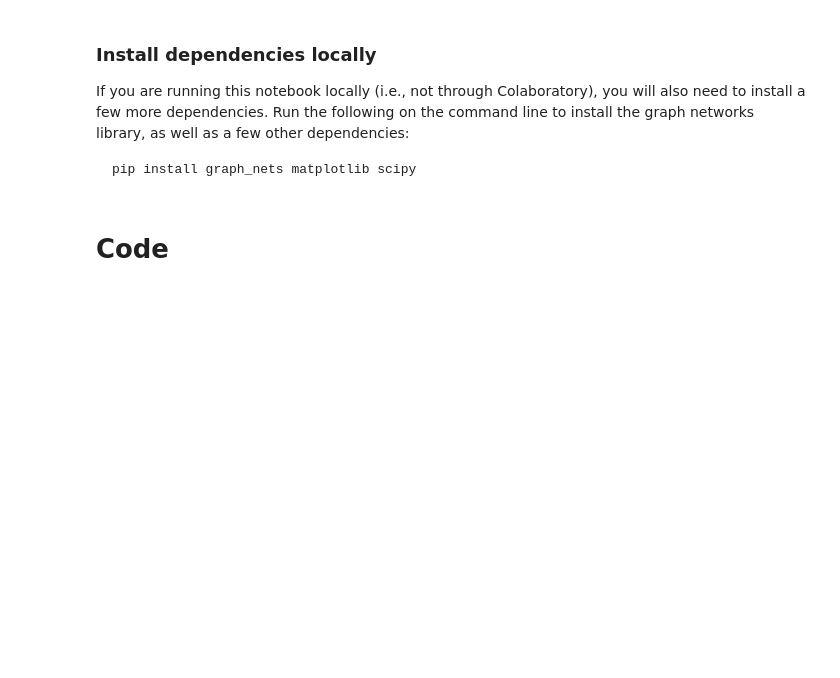
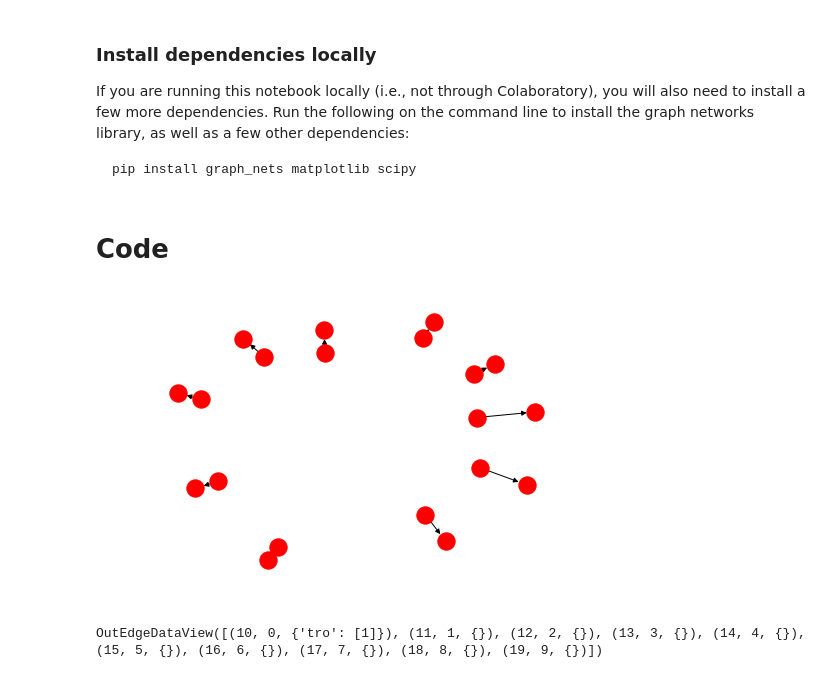
Before and after one commit to hugcis/graph_nets-IM, a Jupyter notebook: oracle_net.ipynb, the cells around one changed output. Cells and saved outputs as stored; diff of their text form; code cells hidden in the pictures; blank space fills up the shorter version.

```diff
--- a/oracle_net.ipynb
+++ b/oracle_net.ipynb
@@ -578,6 +589,19 @@ class GraphPlotter(object):
     # Set title as solution length.
     self._ax.set_title("Solution length: {}".format(self.solution_length))
     return node_collections
+# %%
+#def generate_simple_graph():
+m = nx.DiGraph()
+m.add_nodes_from(range(20))
+m.add_edges_from([(i, i+10) for i in range(10)])
+nx.set_edge_attributes(m, {(0,10): [1]}, "tro")
+nx.draw(m)
+# %% [output]
+[figure, added]
+# %%
+m.reverse().edges.data()
+# %% [output]
+OutEdgeDataView([(10, 0, {'tro': [1]}), (11, 1, {}), (12, 2, {}), (13, 3, {}), (14, 4, {}), (15, 5, {}), (16, 6, {}), (17, 7, {}), (18, 8, {}), (19, 9, {})])
 # %%
 # Visualize some example graphs drawn from our generator
 seed = 1
```
Also changed, not shown: parts of 11 cells of this notebook, 1 other file.
